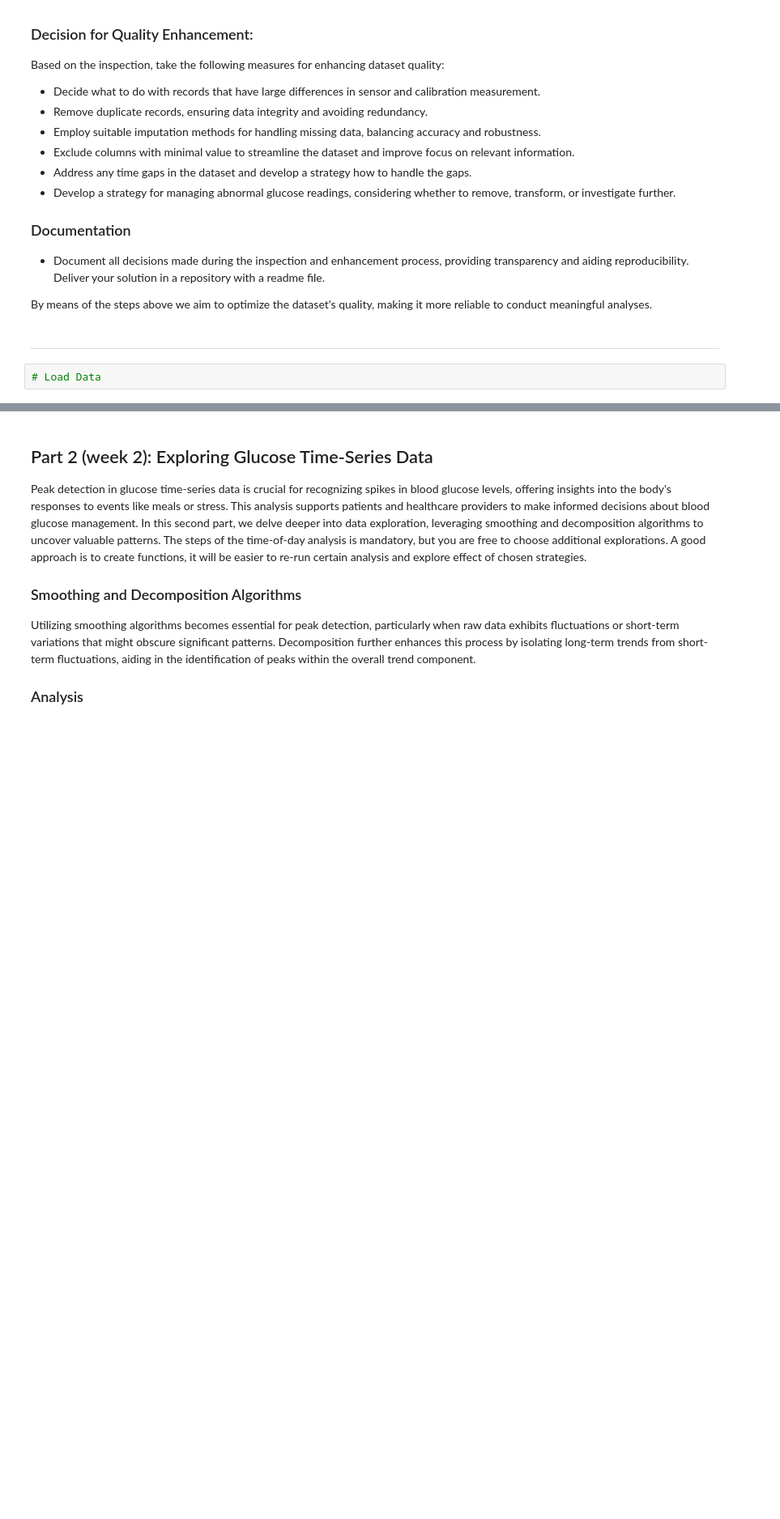
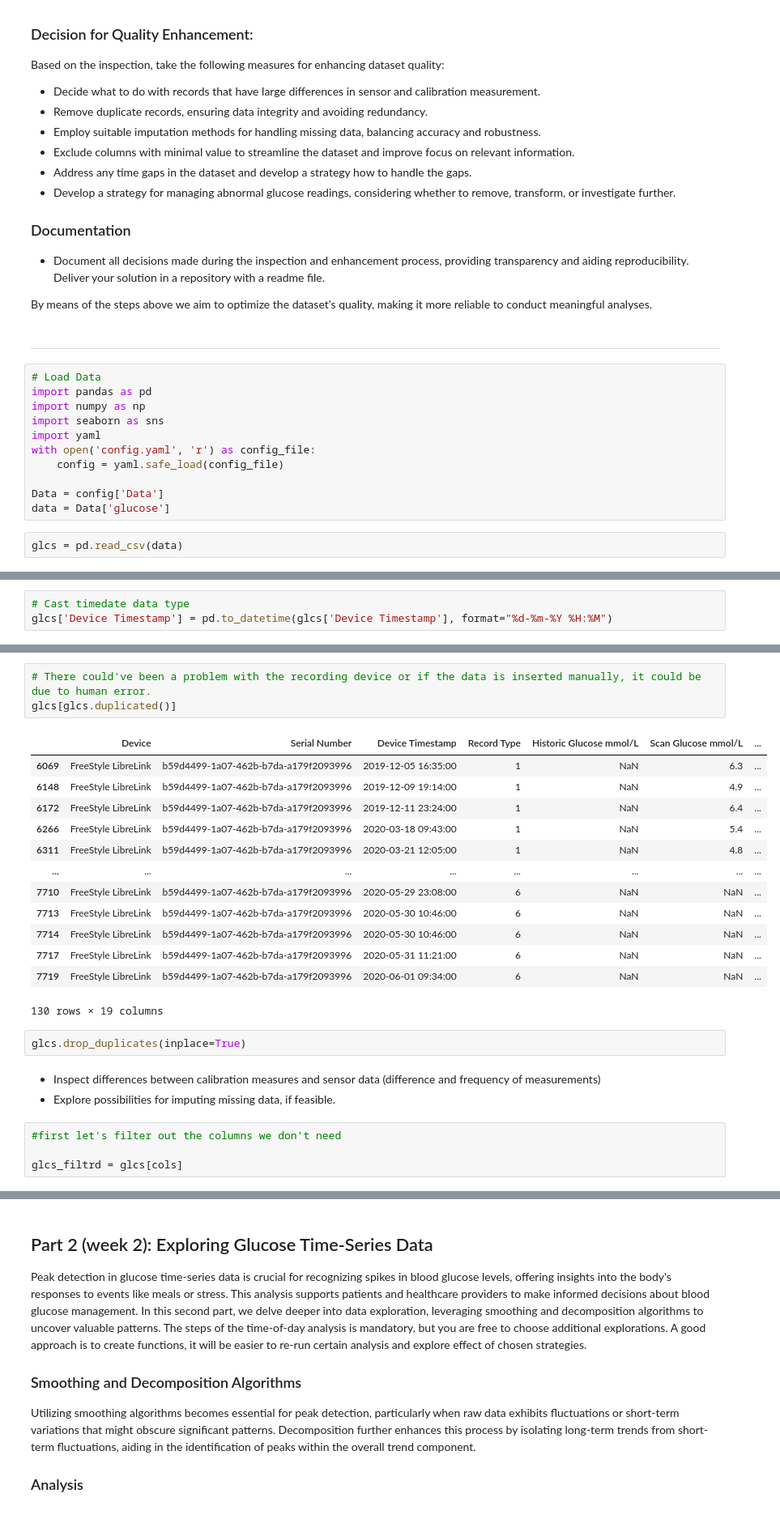
Before and after one commit to Mahsa-Zf/Prog3, a Jupyter notebook: glucose/01_glucose.ipynb, the cells around one changed output, grey strips where cells are left out. Shown: that part at 81% size. Cells and saved outputs as stored; diff of their text form; blank space fills up the shorter version.

Commit message:
First Part of The Assignment Done

```diff
--- a/glucose/01_glucose.ipynb
+++ b/glucose/01_glucose.ipynb
@@ -94,3 +94,14 @@ By means of the steps above we aim to optimize the dataset's quality, making it
 ---
 # %%
 # Load Data
+import pandas as pd
+import numpy as np
+import seaborn as sns
+import yaml
+with open('config.yaml', 'r') as config_file:
+    config = yaml.safe_load(config_file)
+
+Data = config['Data']
+data = Data['glucose']
+# %%
+glcs = pd.read_csv(data)
@@ -96,0 +147,3 @@ By means of the steps above we aim to optimize the dataset's quality, making it
+# %%
+# Cast timedate data type
+glcs['Device Timestamp'] = pd.to_datetime(glcs['Device Timestamp'], format="%d-%m-%Y %H:%M")
@@ -96,0 +194,26 @@ By means of the steps above we aim to optimize the dataset's quality, making it
+# %%
+# There could've been a problem with the recording device or if the data is inserted manually, it could be due to human error.
+glcs[glcs.duplicated()]
+# %% [output]
+|  | Device | Serial Number | Device Timestamp | Record Type | Historic Glucose mmol/L | Scan Glucose mmol/L | ... |
+| 6069 | FreeStyle LibreLink | b59d4499-1a07-462b-b7da-a179f2093996 | 2019-12-05 16:35:00 | 1 | NaN | 6.3 | ... |
+| 6148 | FreeStyle LibreLink | b59d4499-1a07-462b-b7da-a179f2093996 | 2019-12-09 19:14:00 | 1 | NaN | 4.9 | ... |
+| 6172 | FreeStyle LibreLink | b59d4499-1a07-462b-b7da-a179f2093996 | 2019-12-11 23:24:00 | 1 | NaN | 6.4 | ... |
+| 6266 | FreeStyle LibreLink | b59d4499-1a07-462b-b7da-a179f2093996 | 2020-03-18 09:43:00 | 1 | NaN | 5.4 | ... |
+| 6311 | FreeStyle LibreLink | b59d4499-1a07-462b-b7da-a179f2093996 | 2020-03-21 12:05:00 | 1 | NaN | 4.8 | ... |
+| ... | ... | ... | ... | ... | ... | ... | ... |
+| 7710 | FreeStyle LibreLink | b59d4499-1a07-462b-b7da-a179f2093996 | 2020-05-29 23:08:00 | 6 | NaN | NaN | ... |
+| 7713 | FreeStyle LibreLink | b59d4499-1a07-462b-b7da-a179f2093996 | 2020-05-30 10:46:00 | 6 | NaN | NaN | ... |
+| 7714 | FreeStyle LibreLink | b59d4499-1a07-462b-b7da-a179f2093996 | 2020-05-30 10:46:00 | 6 | NaN | NaN | ... |
+| 7717 | FreeStyle LibreLink | b59d4499-1a07-462b-b7da-a179f2093996 | 2020-05-31 11:21:00 | 6 | NaN | NaN | ... |
+| 7719 | FreeStyle LibreLink | b59d4499-1a07-462b-b7da-a179f2093996 | 2020-06-01 09:34:00 | 6 | NaN | NaN | ... |
+130 rows × 19 columns
+# %%
+glcs.drop_duplicates(inplace=True)
+# %% [markdown]
+- Inspect differences between calibration measures and sensor data (difference and frequency of measurements)
+- Explore possibilities for imputing missing data, if feasible.
+# %%
+#first let's filter out the columns we don't need
+
+glcs_filtrd = glcs[cols]
```
Also changed, not shown: parts of 24 cells of this notebook, 1 other file.
